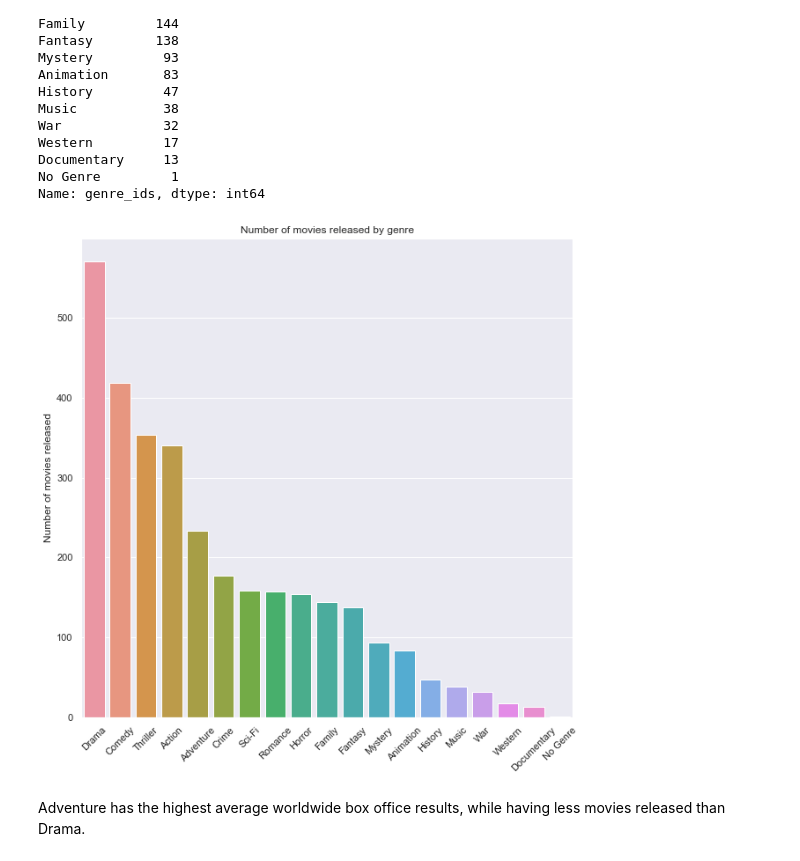
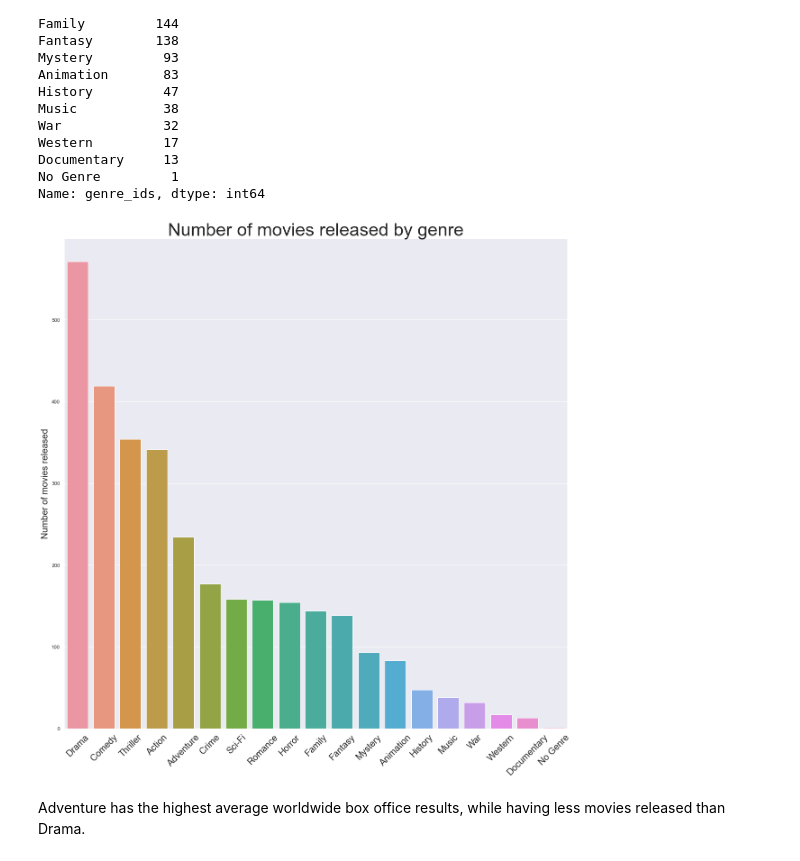
Before and after one commit to whyyoutoo/Microsoft-Movie_analysis-Project, a Jupyter notebook: dsc-phase1-project-template.ipynb, the cells around one changed output. Saved outputs shown, nothing was run; the diff lists cells and outputs as text; code cells hidden in the pictures.

Commit message:
Update plots

```diff
--- a/dsc-phase1-project-template.ipynb
+++ b/dsc-phase1-project-template.ipynb
@@ -408,21 +412,21 @@ Name: genre_ids, dtype: int64
 # %%
 # Plotting the count of movies using.
 sns.set_style('darkgrid')
 sns.set(font_scale = 1)
-plt.figure(figsize = (10,10))
+plt.figure(figsize = (20,20))
 ax = sns.barplot(x = gd.index, y = gd, data = genre_data)
-plt.xticks(rotation = 45)
-ax.set_title('Number of movies released by genre')
-ax.set(ylabel = 'Number of movies released');
+plt.xticks(rotation = 45, fontsize = 20)
+ax.set_title('Number of movies released by genre', fontsize = 40)
+ax.set_ylabel('Number of movies released', fontsize = 20);
 # change transparency and label/tick colors for presentation
-#ax.set_title('Number of movies released by genre', color = 'white')
+#ax.set_title('Number of movies released by genre', color = 'white', fontsize = 40)
 #ax.xaxis.label.set_color('white')
 #ax.yaxis.label.set_color('white')
 #ax.tick_params(colors = 'white', which = 'both')
 #plt.savefig('images/count_genre.png', transparent = True)
 plt.show()
 # %% [output]
-[figure, old version]
+[figure, new version]
 # %%
 # Group movies by their genre while averaging the worldwide_gross
 grouped_genre = genre_data.groupby('genre_ids')['worldwide_gross'].mean()
```
Also changed, not shown: parts of 7 cells of this notebook.
